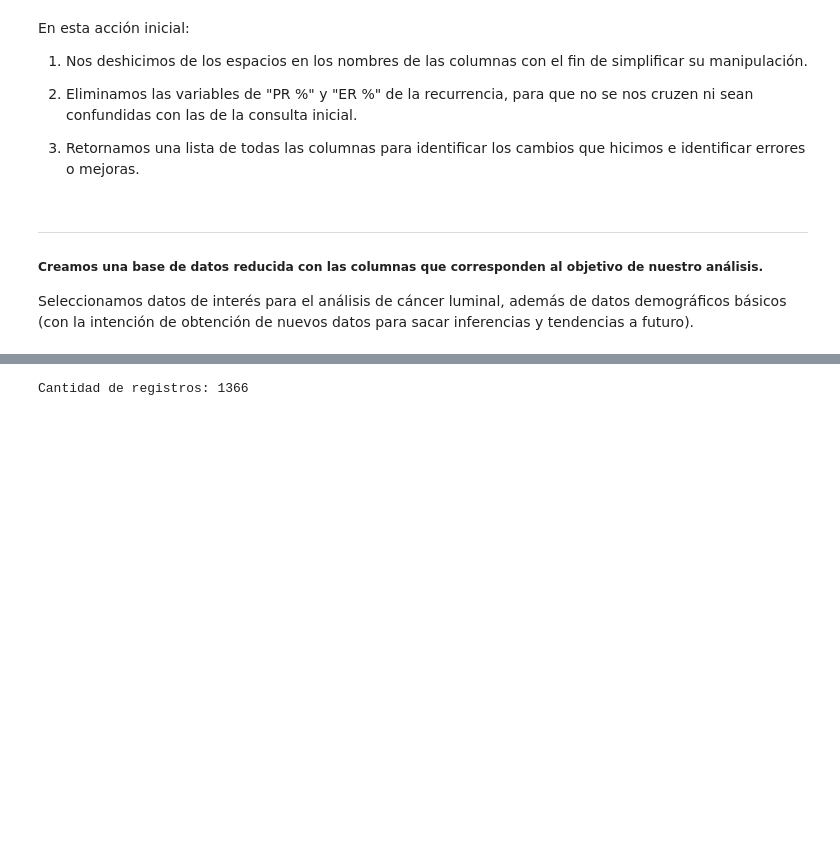
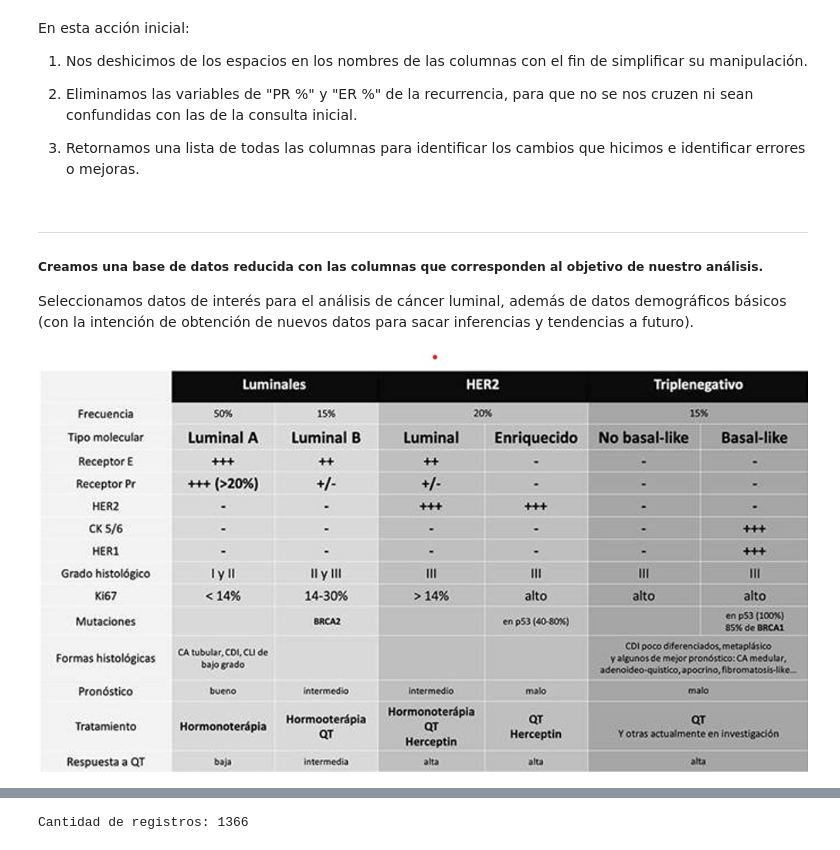
Before and after one commit to GilinCordero/Reporte_de_Limpieza_de_Datos, a Jupyter notebook: AnalisisDeDatos.ipynb, the cells around one changed output, grey strips where cells are left out. Saved outputs shown, nothing was run; the diff lists cells and outputs as text; code cells hidden in the pictures; blank space fills up the shorter version.

```diff
--- a/AnalisisDeDatos.ipynb
+++ b/AnalisisDeDatos.ipynb
@@ -127,3 +127,10 @@ En esta acción inicial:
 ##### Creamos una base de datos reducida con las columnas que corresponden al objetivo de nuestro análisis.
 
 Seleccionamos datos de interés para el análisis de cáncer luminal, además de datos demográficos básicos (con la intención de obtención de nuevos datos para sacar inferencias y tendencias a futuro).
+# %%
+# Mostramos la imagen de ./resources/2025_08_27 BD Proy Salud.png
+
+from IPython.display import Image
+Image(filename='./resources/2025_08_28 Tabla para catalogar datos.jpg')
+# %% [output]
+[figure, added]
```
Also changed, not shown: parts of 49 cells of this notebook, 1 other file.
